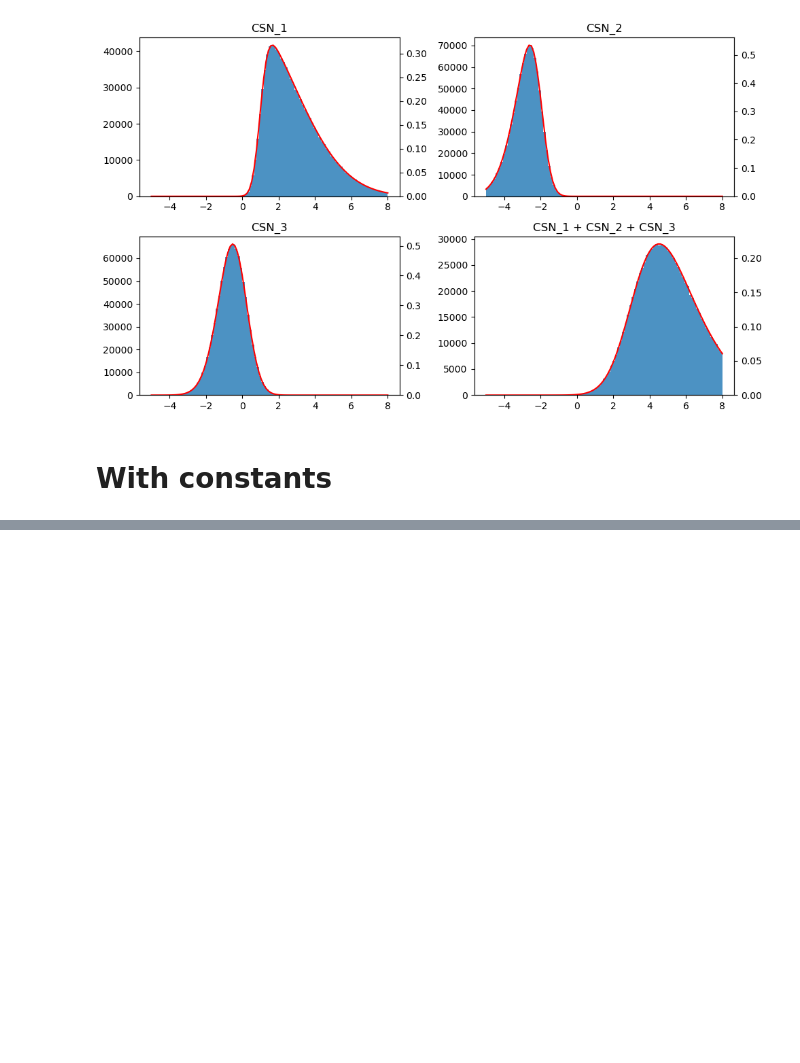
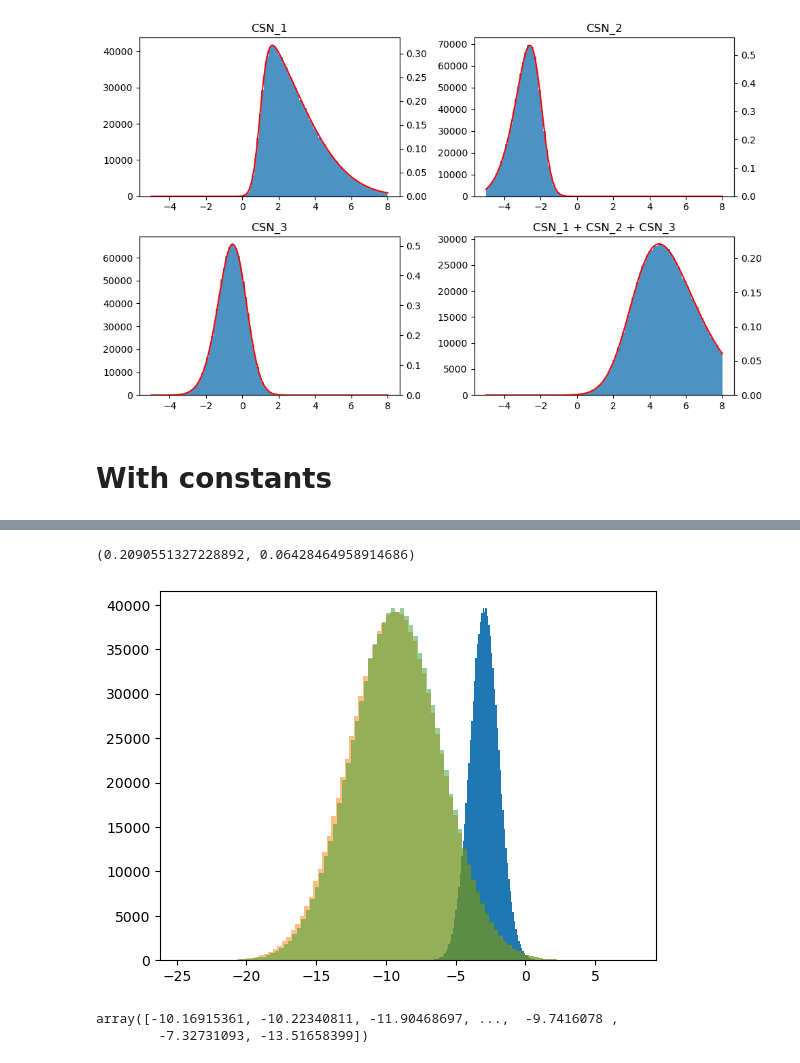
Before and after one commit to FelipeGiro/csnukf, a Jupyter notebook: csnukf/Examples/Operations with CSN.ipynb, the cells around one changed output, grey strips where cells are left out. Cells and saved outputs as stored; diff of their text form; code cells hidden in the pictures; blank space fills up the shorter version.

```diff
--- a/csnukf/Examples/Operations with CSN.ipynb
+++ b/csnukf/Examples/Operations with CSN.ipynb
@@ -252,0 +268,3 @@ fig.tight_layout()
+# %%
+CSN_test = ClosedSkewNormal(mu=mean_X, Sigma=cov_X, n=1, q=1)
+CSN_test
@@ -252,0 +291,7 @@ fig.tight_layout()
+# %%
+_params = CSN_test.get_parameters("xy", "dict")
+mean_W, cov_W = N2logN(_params["mu_x"], _params["Sigma_x"])
+_params["mu_x"] = mean_W
+_params["Sigma_x"] = cov_W
+logCSN_test = ClosedSkewNormal(**_params)
+logCSN_test
@@ -252,0 +318,22 @@ fig.tight_layout()
+# %%
+a = -1.8
+CSN_test.pdf(a), logCSN_test.pdf(a*3.14)
+# %% [output]
+(0.2090551327228892, 0.06428464958914686)
+# %%
+CSN_samples = CSN_test.rvs(n_samples)
+logCSN_samples = logCSN_test.rvs(n_samples)
+# %%
+other_samples = 3.14*CSN_samples
+# %%
+plt.hist(CSN_samples, bins=100)
+plt.hist(logCSN_samples, bins=100, alpha=.5)
+plt.hist(other_samples, bins=100, alpha=.5)
+None
+# %% [output]
+[figure, added]
+# %%
+logCSN_samples
+# %% [output]
+array([-10.16915361, -10.22340811, -11.90468697, ...,  -9.7416078 ,
+        -7.32731093, -13.51658399])
```
Also changed, not shown: parts of 9 cells of this notebook.
